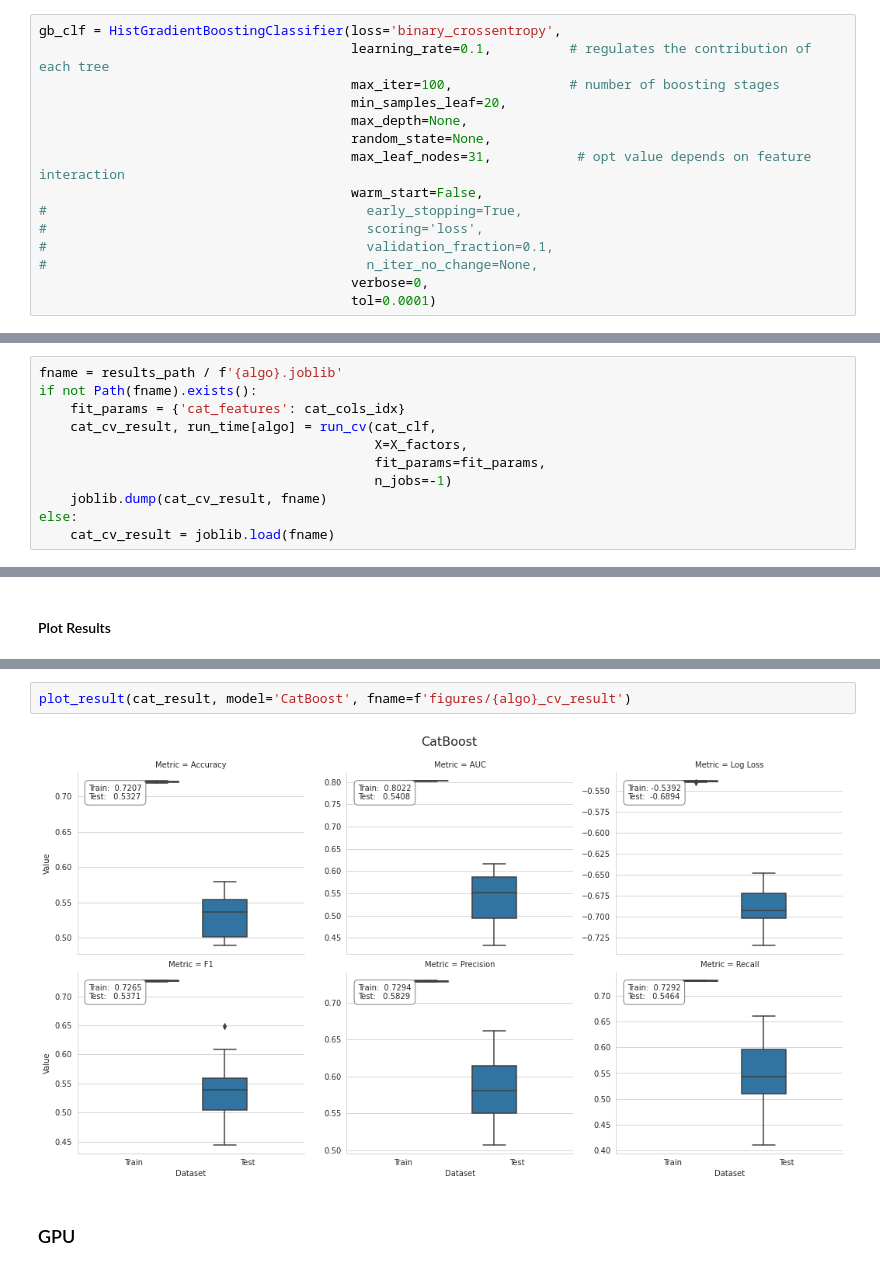
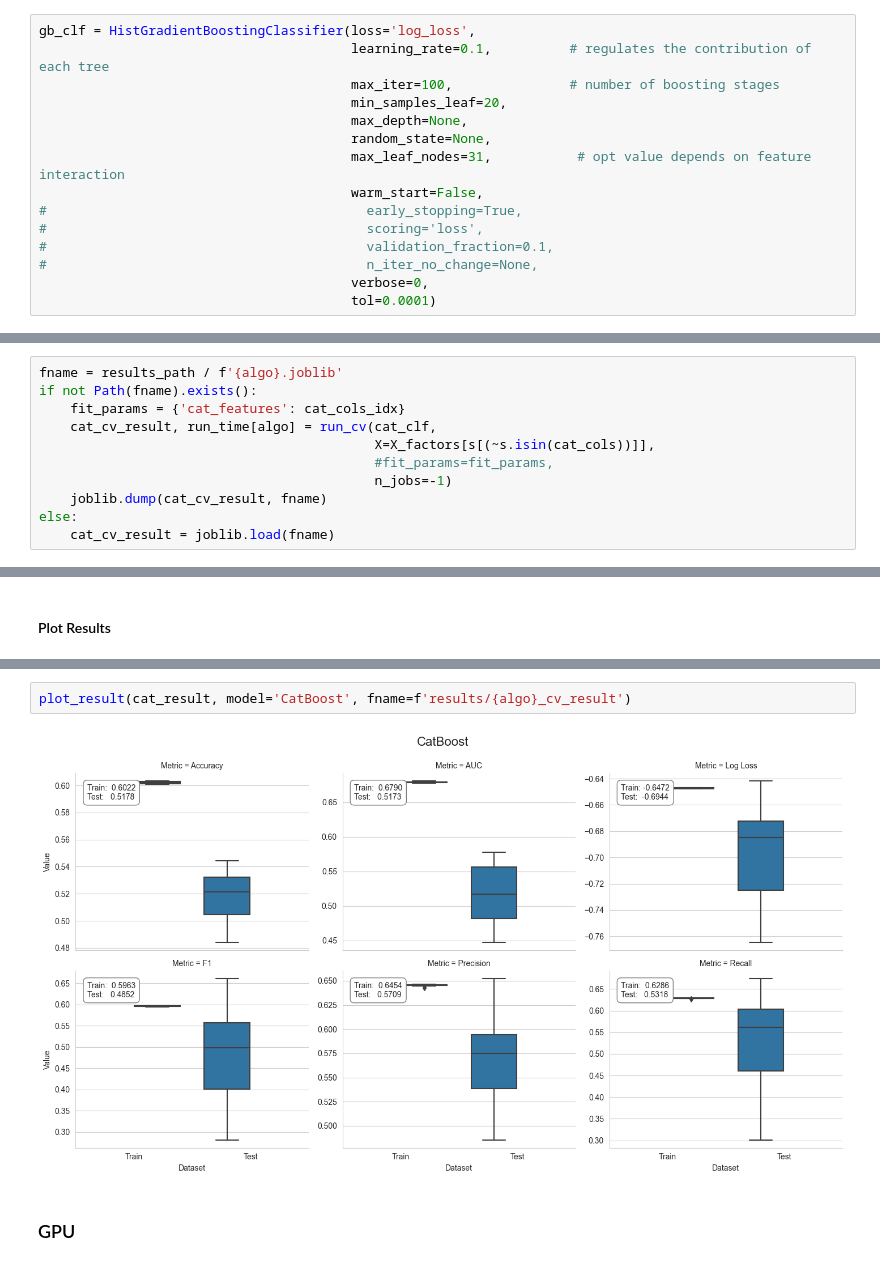
Before and after one commit to KanyangZhao/Machine-Learning-for-Algorithmic-Trading-Second-Edition, a Jupyter notebook: 12_gradient_boosting_machines/01_boosting_baseline.ipynb, the cells around one changed output, grey strips where cells are left out. Drawn from its saved outputs; the diff is of its cells as text.

```diff
--- a/12_gradient_boosting_machines/01_boosting_baseline.ipynb
+++ b/12_gradient_boosting_machines/01_boosting_baseline.ipynb
@@ -441,7 +434,7 @@ This estimator is much faster than [GradientBoostingClassifier](https://scikit-l
 
 This estimator has native support for missing values (NaNs). During training, the tree grower learns at each split point whether samples with missing values should go to the left or right child, based on the potential gain. When predicting, samples with missing values are assigned to the left or right child consequently. If no missing values were encountered for a given feature during training, then samples with missing values are mapped to whichever child has the most samples.
 # %%
-gb_clf = HistGradientBoostingClassifier(loss='binary_crossentropy',
+gb_clf = HistGradientBoostingClassifier(loss='log_loss',
                                         learning_rate=0.1,          # regulates the contribution of each tree
                                         max_iter=100,               # number of boosting stages
                                         min_samples_leaf=20,
@@ -791,8 +791,8 @@ fname = results_path / f'{algo}.joblib'
 if not Path(fname).exists():
     fit_params = {'cat_features': cat_cols_idx}
     cat_cv_result, run_time[algo] = run_cv(cat_clf,
-                                           X=X_factors,
-                                           fit_params=fit_params,
+                                           X=X_factors[s[(~s.isin(cat_cols))]],
+                                           #fit_params=fit_params,
                                            n_jobs=-1)
     joblib.dump(cat_cv_result, fname)
 else:
@@ -818,7 +817,7 @@ cat_result.groupby(['Metric', 'Dataset']).Value.mean().unstack()
 # %%
-plot_result(cat_result, model='CatBoost', fname=f'figures/{algo}_cv_result')
+plot_result(cat_result, model='CatBoost', fname=f'results/{algo}_cv_result')
 # %% [output]
-[figure, old version]
+[figure, new version]
 # %% [markdown]
 ### GPU
 # %% [markdown]
```
Also changed, not shown: parts of 34 cells of this notebook, 21 other files.
